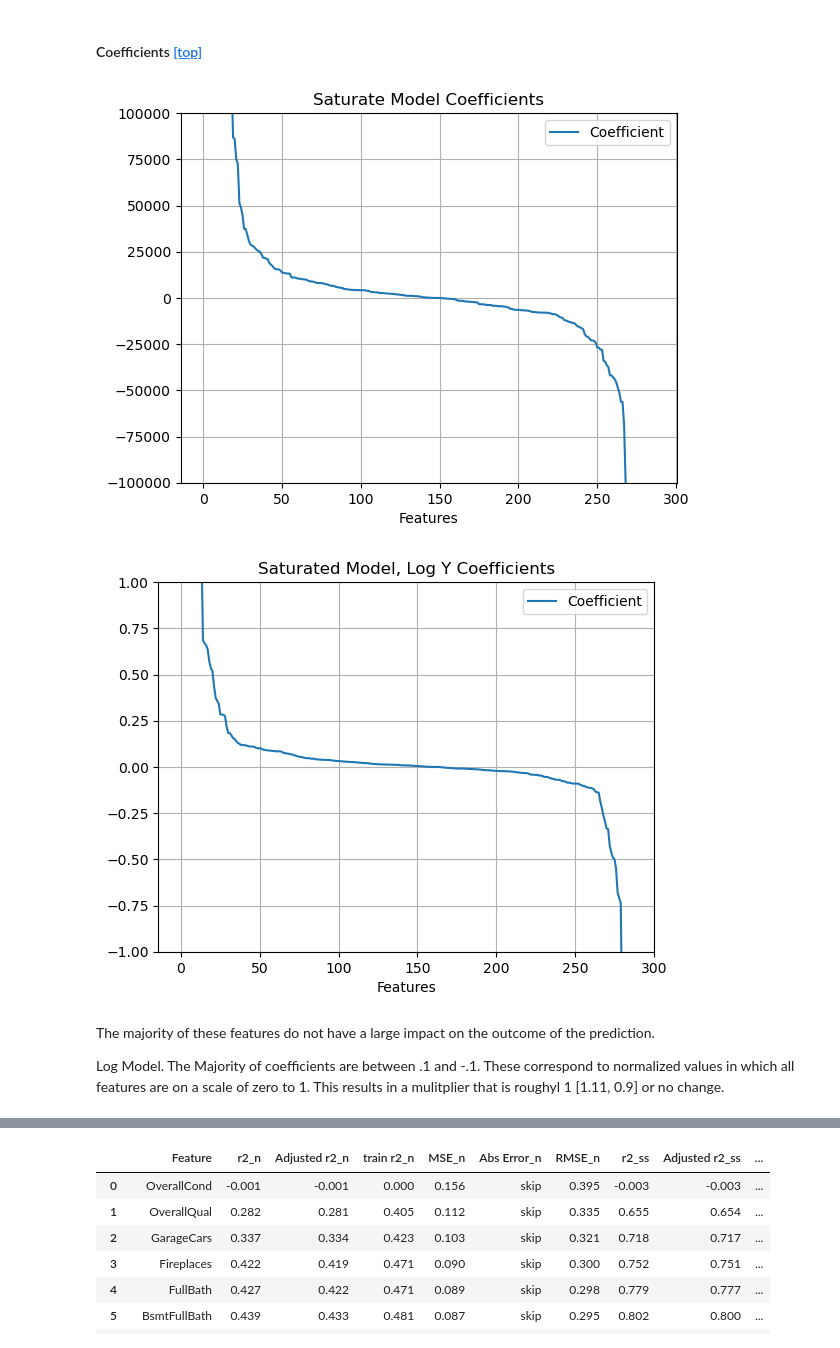
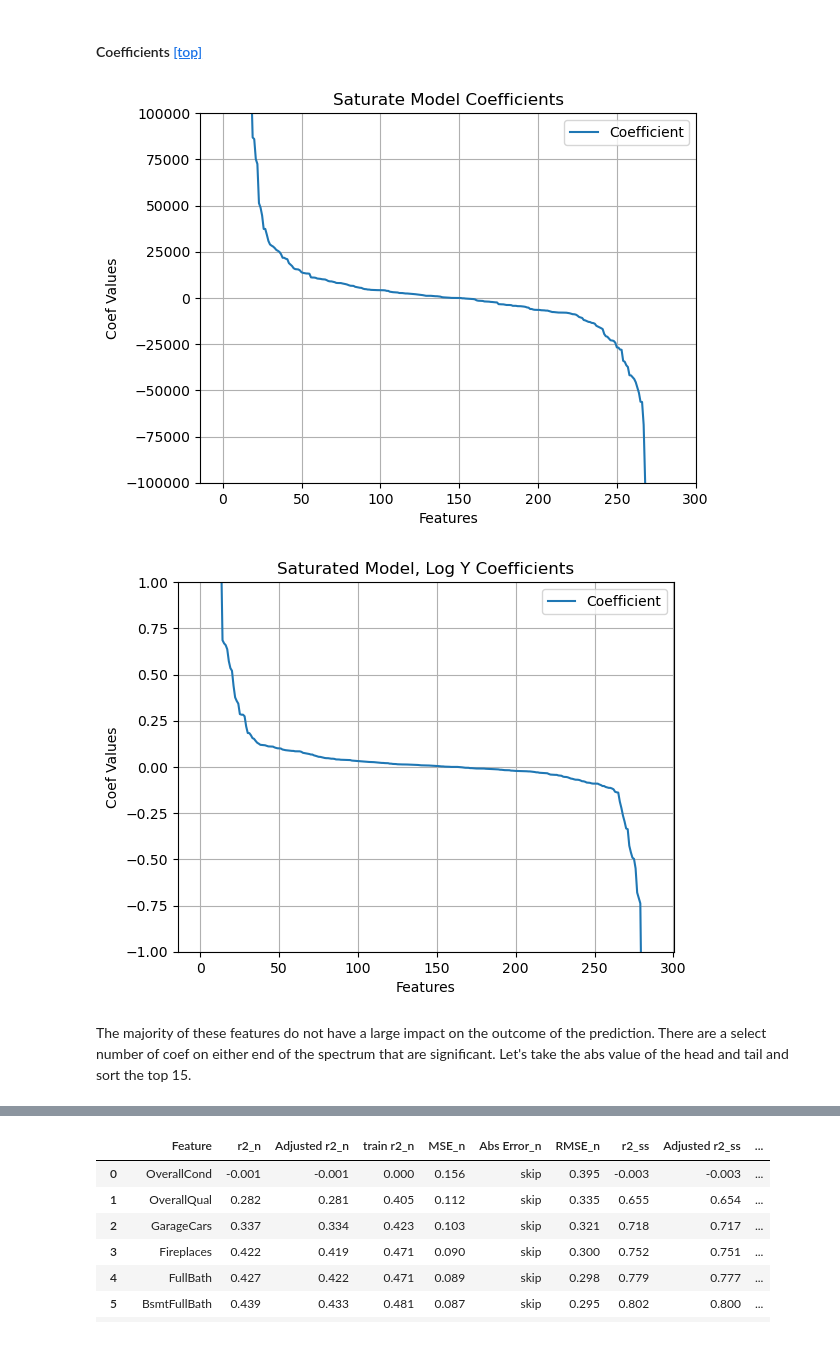
Before and after one commit to katiekwan/AMES-Housing, a Jupyter notebook: Modelling_1 Linear and Penalized Models.ipynb, the cells around one changed output, grey strips where cells are left out. Cells and saved outputs as stored; diff of their text form; code cells hidden in the pictures.

```diff
--- a/Modelling_1 Linear and Penalized Models.ipynb
+++ b/Modelling_1 Linear and Penalized Models.ipynb
@@ -120,29 +122,31 @@ Comparing the y transformations Log vs No Log:
 # %%
 #Plots of log and no log models.
 
 #Saturated Model
 linear(housing_X, housing_y, log ='no', cont_trans = 'n', model = 'linear')[2].reset_index().plot( y = 'Coefficient',
+                                                                                    ylabel = 'Coef Values',
                                                                                    title = 'Saturate Model Coefficients',
                                                                                     grid = True, xlabel = 'Features',
                                                                                     ylim = [-100000,100000]
                                                                                    )
 # Save the figure
 fig = plt.gcf()
 fig.savefig('images/MLR_Sat_Coef.png')
 
 #Saturated Model, LogY
 linear(housing_X, housing_y, log ='yes', cont_trans = 'n', model = 'linear')[2].reset_index().plot( y = 'Coefficient',
                                                                                    title = 'Saturated Model, Log Y Coefficients',
+                                                                                                   ylabel = 'Coef Values',
                                                                                      grid = True, xlabel = 'Features',
                                                                                     ylim = [-1,1]
                                                                                     )
 linear(housing_X, housing_y, log ='yes', cont_trans = 'n', model = 'linear')[2].iloc[150,]
 fig = plt.gcf()
 fig.savefig('images/MLR_Sat_Coef_Log.png')
 # %% [output]
-[figure, old version]
+[figure, new version]
-[figure, old version]
+[figure, new version]
-# %% [markdown]
-The majority of these features do not have a large impact on the outcome of the prediction.
-
-Log Model. The Majority of coefficients are between .1 and -.1. These correspond to normalized values in which all features are on a scale of zero to 1. This results in a mulitplier that is roughyl 1 [1.11, 0.9] or no change.
+# %% [markdown]
+The majority of these features do not have a large impact on the outcome of the prediction.
+There are a select number of coef on either end of the spectrum that are significant.
+Let's take the abs value of the head and tail and sort the top 15.
```
Also changed, not shown: parts of 30 cells of this notebook, 4 other files.
